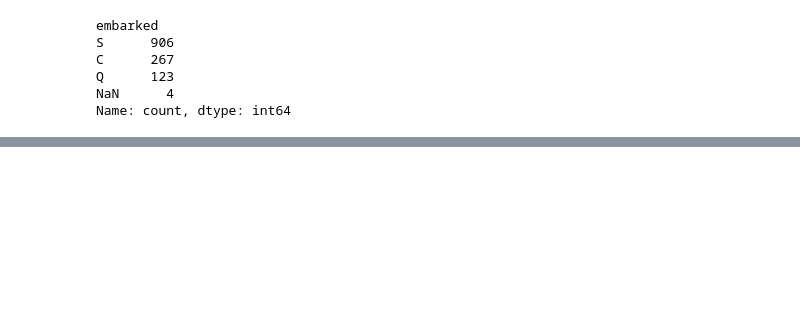
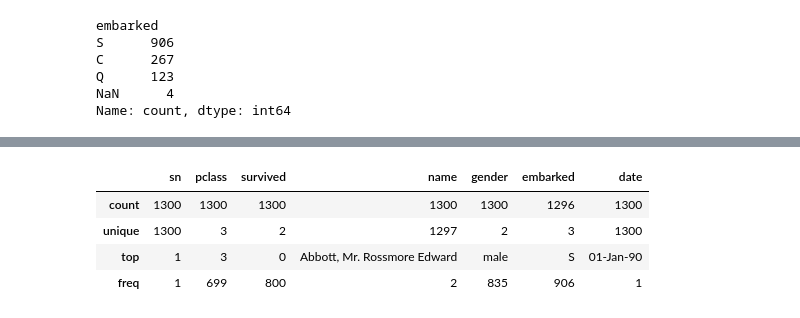
Before and after one commit to DataFlowDevs/Titanic_Survival_Prediction_Analysis, a Jupyter notebook: titanic_lab.ipynb, the cells around one changed output, grey strips where cells are left out. Drawn from its saved outputs; the diff is of its cells as text; code cells hidden in the pictures; blank space fills up the shorter version.

Commit message:
exploratoratory data analysis

```diff
--- a/titanic_lab.ipynb
+++ b/titanic_lab.ipynb
@@ -4,9 +4,10 @@
 import pandas as pd
 import numpy
 import sklearn
-titanic = pd.read_csv("../datasets/Titanic Dataset.csv")
+import matplotlib.pyplot as
+titanic = pd.read_csv("The Titanic dataset.csv")
 
-the_titanic = pd.read_csv("../datasets/The Titanic dataset.csv")
+the_titanic = pd.read_csv("The Titanic dataset.csv")
 # the_titanic = pd.read_csv("../datasets/The Titanic dataset.csv", header=1)
 
 
@@ -141,0 +167,9 @@ Name: count, dtype: int64
+# %%
+#finding info from categorical data
+the_titanic_df.describe(include=['O'])
+# %% [output]
+|  | sn | pclass | survived | name | gender | embarked | date |
+| count | 1300 | 1300 | 1300 | 1300 | 1300 | 1296 | 1300 |
+| unique | 1300 | 3 | 2 | 1297 | 2 | 3 | 1300 |
+| top | 1 | 3 | 0 | Abbott, Mr. Rossmore Edward | male | S | 01-Jan-90 |
+| freq | 1 | 699 | 800 | 2 | 835 | 906 | 1 |
```
Also changed, not shown: parts of 13 cells of this notebook, 3 other files.
